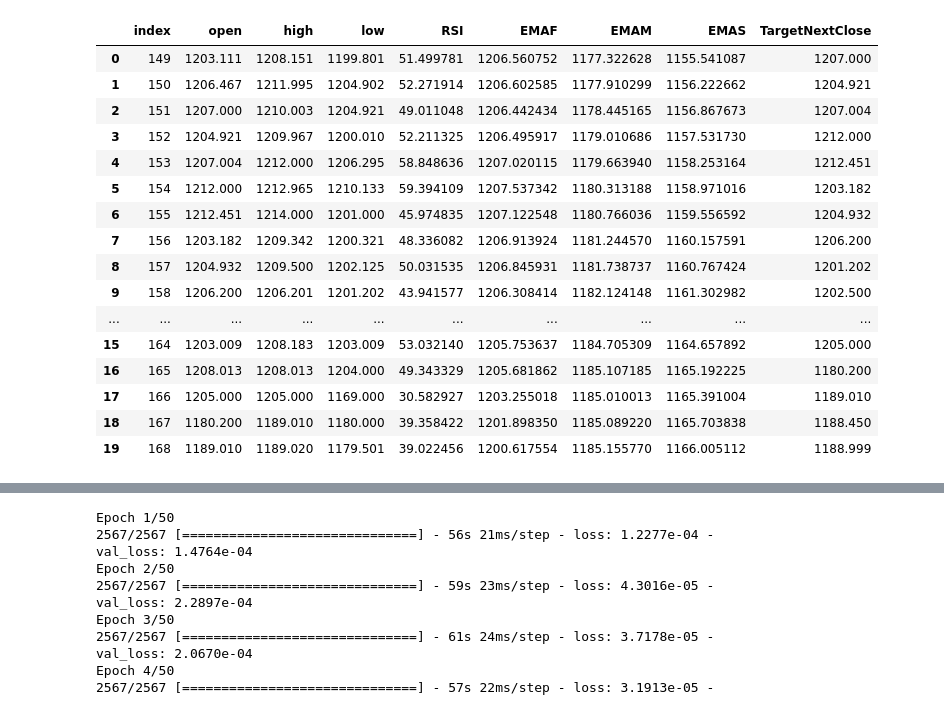
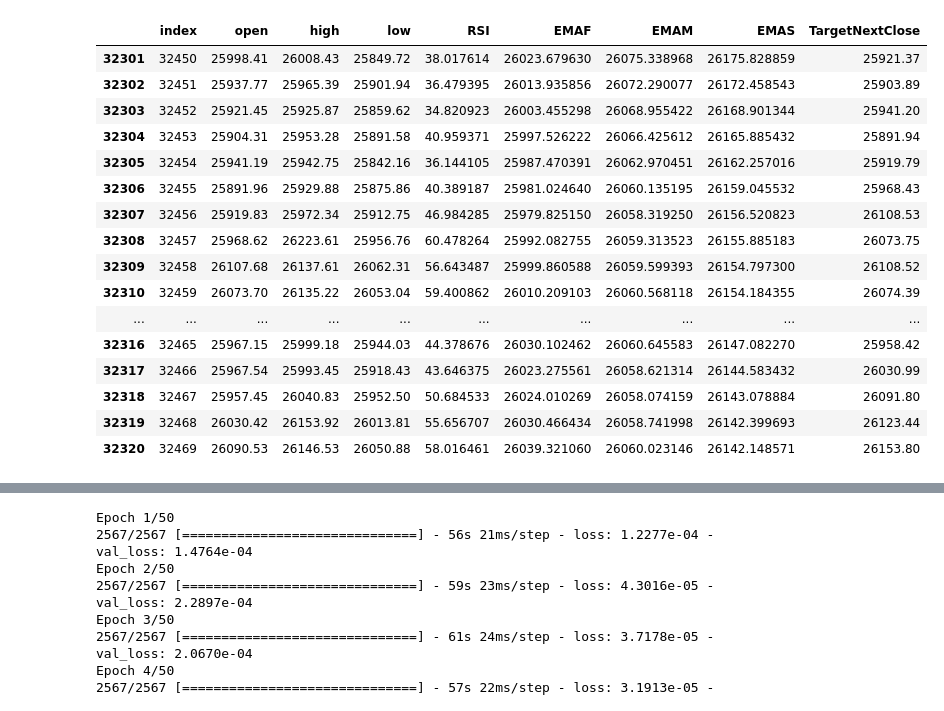
Before and after one commit to marfoky/forex-models, a Jupyter notebook: second_LSTM.ipynb, the cells around one changed output, grey strips where cells are left out. Saved outputs shown, nothing was run; the diff lists cells and outputs as text; code cells hidden in the pictures.

```diff
--- a/second_LSTM.ipynb
+++ b/second_LSTM.ipynb
@@ -33,26 +33,26 @@ data.drop(['tick_volume', 'close', 'time'], axis=1, inplace=True)
 # %%
 data_set = data.iloc[:, 0:11]#.values
 pd.set_option('display.max_columns', None)
 
-data_set.head(20)
+data_set.tail(20)
 #print(data_set.shape)
 #print(data.shape)
 #print(type(data_set))
 # %% [output]
 |  | index | open | high | low | RSI | EMAF | EMAM | EMAS | TargetNextClose |
-| 0 | 149 | 1203.111 | 1208.151 | 1199.801 | 51.499781 | 1206.560752 | 1177.322628 | 1155.541087 | 1207.000 |
-| 1 | 150 | 1206.467 | 1211.995 | 1204.902 | 52.271914 | 1206.602585 | 1177.910299 | 1156.222662 | 1204.921 |
-| 2 | 151 | 1207.000 | 1210.003 | 1204.921 | 49.011048 | 1206.442434 | 1178.445165 | 1156.867673 | 1207.004 |
-| 3 | 152 | 1204.921 | 1209.967 | 1200.010 | 52.211325 | 1206.495917 | 1179.010686 | 1157.531730 | 1212.000 |
-| 4 | 153 | 1207.004 | 1212.000 | 1206.295 | 58.848636 | 1207.020115 | 1179.663940 | 1158.253164 | 1212.451 |
-| 5 | 154 | 1212.000 | 1212.965 | 1210.133 | 59.394109 | 1207.537342 | 1180.313188 | 1158.971016 | 1203.182 |
-| 6 | 155 | 1212.451 | 1214.000 | 1201.000 | 45.974835 | 1207.122548 | 1180.766036 | 1159.556592 | 1204.932 |
-| 7 | 156 | 1203.182 | 1209.342 | 1200.321 | 48.336082 | 1206.913924 | 1181.244570 | 1160.157591 | 1206.200 |
-| 8 | 157 | 1204.932 | 1209.500 | 1202.125 | 50.031535 | 1206.845931 | 1181.738737 | 1160.767424 | 1201.202 |
-| 9 | 158 | 1206.200 | 1206.201 | 1201.202 | 43.941577 | 1206.308414 | 1182.124148 | 1161.302982 | 1202.500 |
+| 32301 | 32450 | 25998.41 | 26008.43 | 25849.72 | 38.017614 | 26023.679630 | 26075.338968 | 26175.828859 | 25921.37 |
+| 32302 | 32451 | 25937.77 | 25965.39 | 25901.94 | 36.479395 | 26013.935856 | 26072.290077 | 26172.458543 | 25903.89 |
+| 32303 | 32452 | 25921.45 | 25925.87 | 25859.62 | 34.820923 | 26003.455298 | 26068.955422 | 26168.901344 | 25941.20 |
+| 32304 | 32453 | 25904.31 | 25953.28 | 25891.58 | 40.959371 | 25997.526222 | 26066.425612 | 26165.885432 | 25891.94 |
+| 32305 | 32454 | 25941.19 | 25942.75 | 25842.16 | 36.144105 | 25987.470391 | 26062.970451 | 26162.257016 | 25919.79 |
+| 32306 | 32455 | 25891.96 | 25929.88 | 25875.86 | 40.389187 | 25981.024640 | 26060.135195 | 26159.045532 | 25968.43 |
+| 32307 | 32456 | 25919.83 | 25972.34 | 25912.75 | 46.984285 | 25979.825150 | 26058.319250 | 26156.520823 | 26108.53 |
+| 32308 | 32457 | 25968.62 | 26223.61 | 25956.76 | 60.478264 | 25992.082755 | 26059.313523 | 26155.885183 | 26073.75 |
+| 32309 | 32458 | 26107.68 | 26137.61 | 26062.31 | 56.643487 | 25999.860588 | 26059.599393 | 26154.797300 | 26108.52 |
+| 32310 | 32459 | 26073.70 | 26135.22 | 26053.04 | 59.400862 | 26010.209103 | 26060.568118 | 26154.184355 | 26074.39 |
 | ... | ... | ... | ... | ... | ... | ... | ... | ... | ... |
-| 15 | 164 | 1203.009 | 1208.183 | 1203.009 | 53.032140 | 1205.753637 | 1184.705309 | 1164.657892 | 1205.000 |
-| 16 | 165 | 1208.013 | 1208.013 | 1204.000 | 49.343329 | 1205.681862 | 1185.107185 | 1165.192225 | 1180.200 |
-| 17 | 166 | 1205.000 | 1205.000 | 1169.000 | 30.582927 | 1203.255018 | 1185.010013 | 1165.391004 | 1189.010 |
-| 18 | 167 | 1180.200 | 1189.010 | 1180.000 | 39.358422 | 1201.898350 | 1185.089220 | 1165.703838 | 1188.450 |
-| 19 | 168 | 1189.010 | 1189.020 | 1179.501 | 39.022456 | 1200.617554 | 1185.155770 | 1166.005112 | 1188.999 |
+| 32316 | 32465 | 25967.15 | 25999.18 | 25944.03 | 44.378676 | 26030.102462 | 26060.645583 | 26147.082270 | 25958.42 |
+| 32317 | 32466 | 25967.54 | 25993.45 | 25918.43 | 43.646375 | 26023.275561 | 26058.621314 | 26144.583432 | 26030.99 |
+| 32318 | 32467 | 25957.45 | 26040.83 | 25952.50 | 50.684533 | 26024.010269 | 26058.074159 | 26143.078884 | 26091.80 |
+| 32319 | 32468 | 26030.42 | 26153.92 | 26013.81 | 55.656707 | 26030.466434 | 26058.741998 | 26142.399693 | 26123.44 |
+| 32320 | 32469 | 26090.53 | 26146.53 | 26050.88 | 58.016461 | 26039.321060 | 26060.023146 | 26142.148571 | 26153.80 |
```
Also changed, not shown: parts of 22 cells of this notebook, 8 other files.
